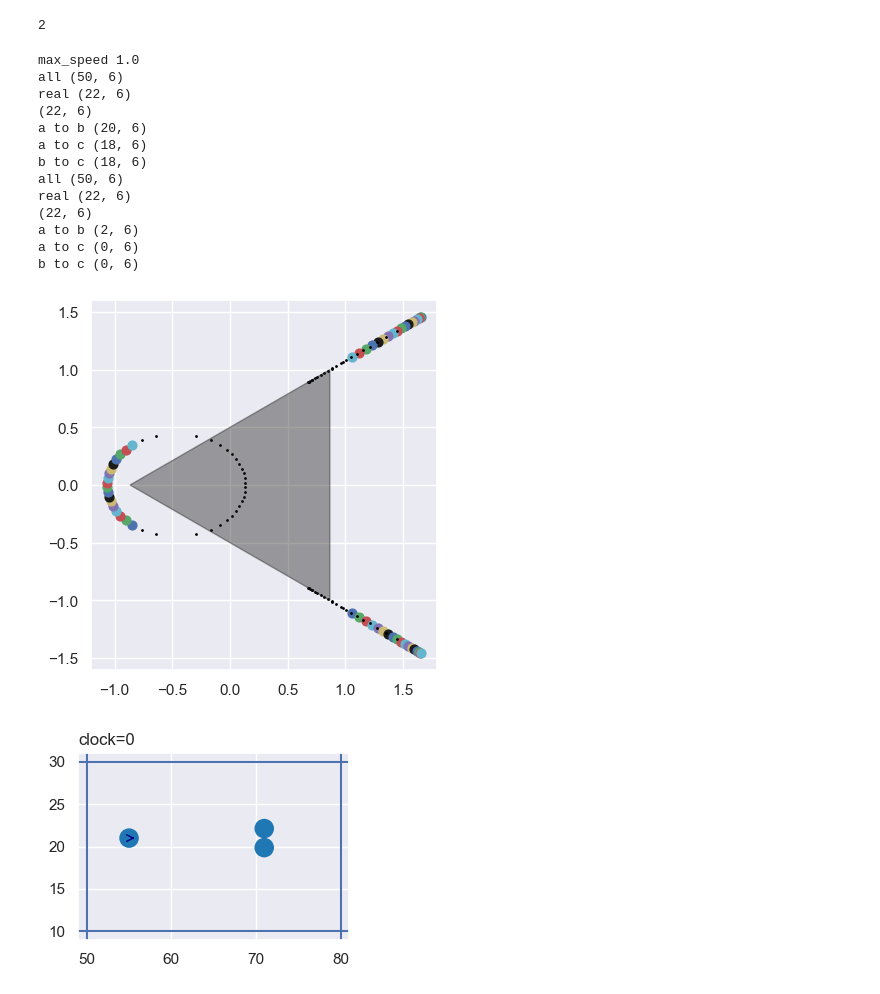
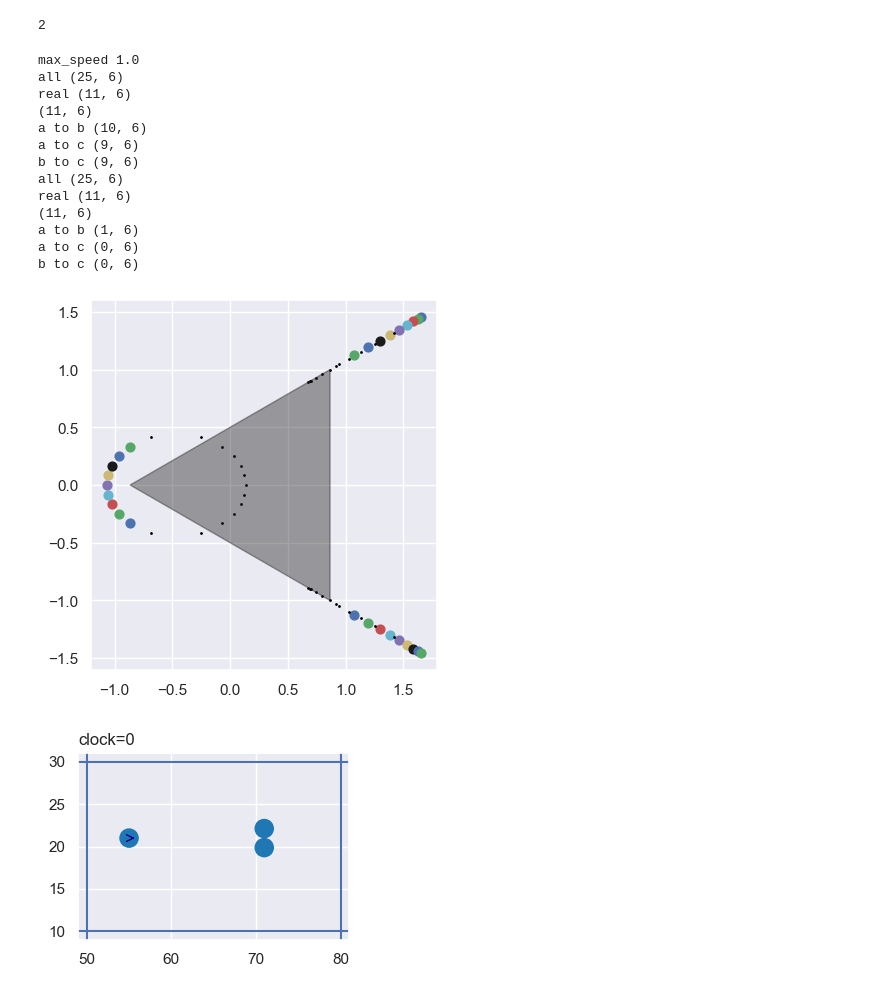
Before and after one commit to CarlKCarlK/perfect-physics, a Jupyter notebook: part_5_pydata.ipynb, the cells around one changed output. Drawn from its saved outputs; the diff is of its cells as text; code cells hidden in the pictures.

```diff
--- a/part_5_pydata.ipynb
+++ b/part_5_pydata.ipynb
@@ -422,7 +422,7 @@ import seaborn as sns
 
 sns.set()
 
-inc = 50
+inc = 25
 color_list = ['b', 'g', 'r', 'c', 'm', 'y', 'k']
 ax0,ay0 = -np.sqrt(3)/2,0
 bx0,by0 = np.sqrt(3)/2,1
@@ -434,7 +434,6 @@ point_point_speed_formula = load("instant_speed.sympy")
 point_point_speed_formula = sp.lambdify(("a_x", "a_y", "a_vx", "a_vy", "b_x", "b_y", "b_vx", "b_vy"), point_point_speed_formula, 'numpy', cse=True)
 
 
-best = 100.0
 plt.gca().set_aspect('equal', adjustable='box')
 
 assert(details[a_m]==1 and details[b_m]==1 and details[c_m]==1)
@@ -484,49 +483,44 @@ for mini in minipool:
     for ax, ay, bx, by, cx, cy in all:
         ax1, ay1 = ax0 + ax, ay0 + ay
         bx1, by1 = bx0 + bx, by0 + by
         cx1, cy1 = cx0 + cx, cy0 + cy
         plt.scatter([ax1, bx1, cx1], [ay1, by1, cy1], c="black", s=1)
 
 
     for ax, ay, bx, by, cx, cy in abc:
         # print(f"ax={ax:.4f}, ay={ay:.4f}, a_tan={a_tan:.2f}, bx={bx:.4f}, by={by:.4f}, b_tan={b_tan:.2f}, cx={cx:.4f}, cy={cy:.4f}, c_tan={c_tan:.2f}, color={color_list[color_index]}")
 
         ax1, ay1 = ax0 + ax, ay0 + ay
         bx1, by1 = bx0 + bx, by0 + by
         cx1, cy1 = cx0 + cx, cy0 + cy
 
-        score = np.abs(bx1-cx1)
-        if False and score > best:
-            continue
-        best = score
-
         if False:
             plt.plot([ax1, bx1], [ay1, by1], c= color_list[color_index])
             plt.plot([ax1, cx1], [ay1, cy1], c= color_list[color_index])
             plt.plot([bx1, cx1], [by1, cy1], c= color_list[color_index])
         plt.scatter([ax1, bx1, cx1], [ay1, by1, cy1], c= color_list[color_index], s=40)
         # plt.text(ax1, ay1, "a", fontsize=12, color=color_list[color_index], ha='right', va='bottom')
         # plt.text(bx1, by1, "b", fontsize=12, color=color_list[color_index], ha='right', va='bottom')
         # plt.text(cx1, cy1, "c", fontsize=12, color=color_list[color_index], ha='right', va='bottom')
 
         color_index = (color_index + 1) % len(color_list)
 plt.fill([ax0, bx0, cx0, ax0], [ay0, by0, cy0, ay0], color='k', alpha=0.4)
 plt.show()
 # %% [output]
 max_speed 1.0
-all (50, 6)
-real (22, 6)
-(22, 6)
-a to b (20, 6)
-a to c (18, 6)
-b to c (18, 6)
-all (50, 6)
-real (22, 6)
-(22, 6)
-a to b (2, 6)
+all (25, 6)
+real (11, 6)
+(11, 6)
+a to b (10, 6)
+a to c (9, 6)
+b to c (9, 6)
+all (25, 6)
+real (11, 6)
+(11, 6)
+a to b (1, 6)
 a to c (0, 6)
 b to c (0, 6)
-[figure, old version]
+[figure, new version]
 # %%
 import logging
 from perfect_physics import Wall, World
```
